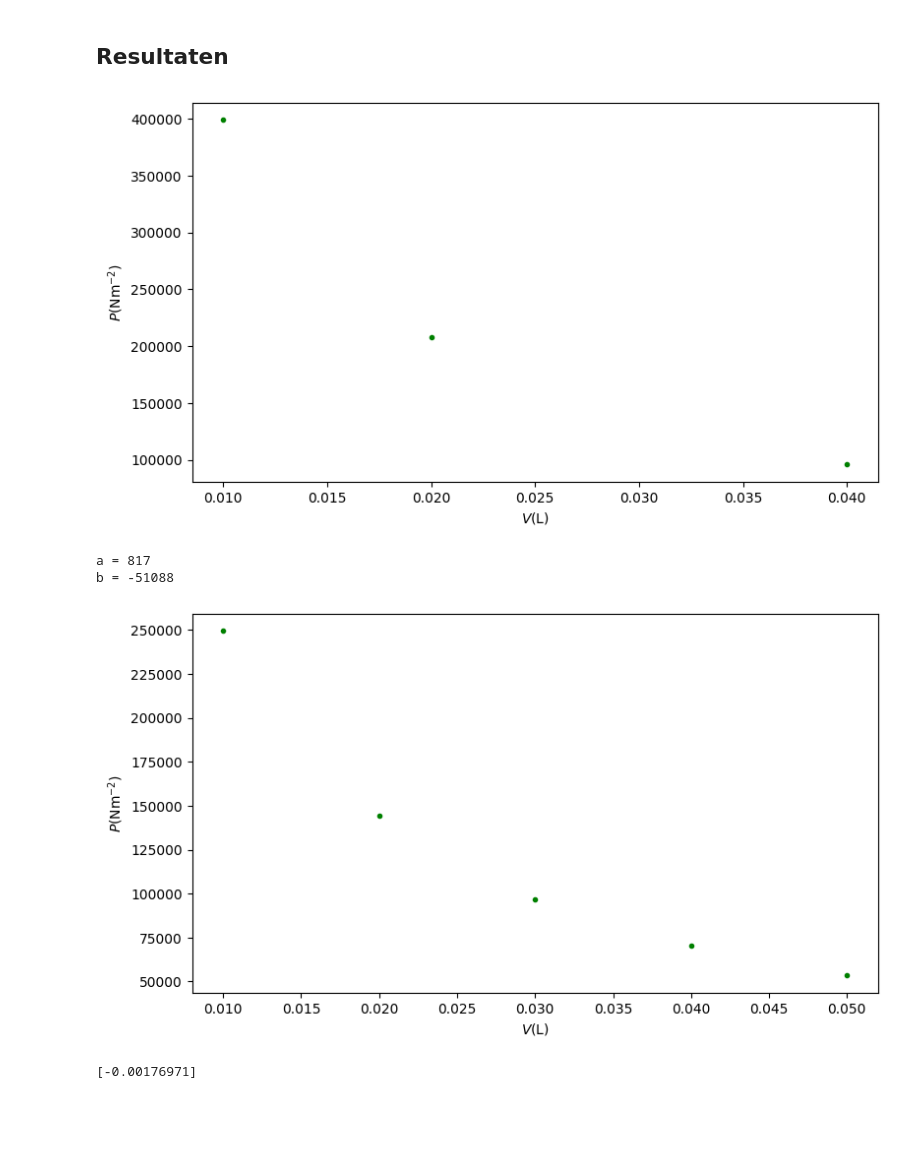
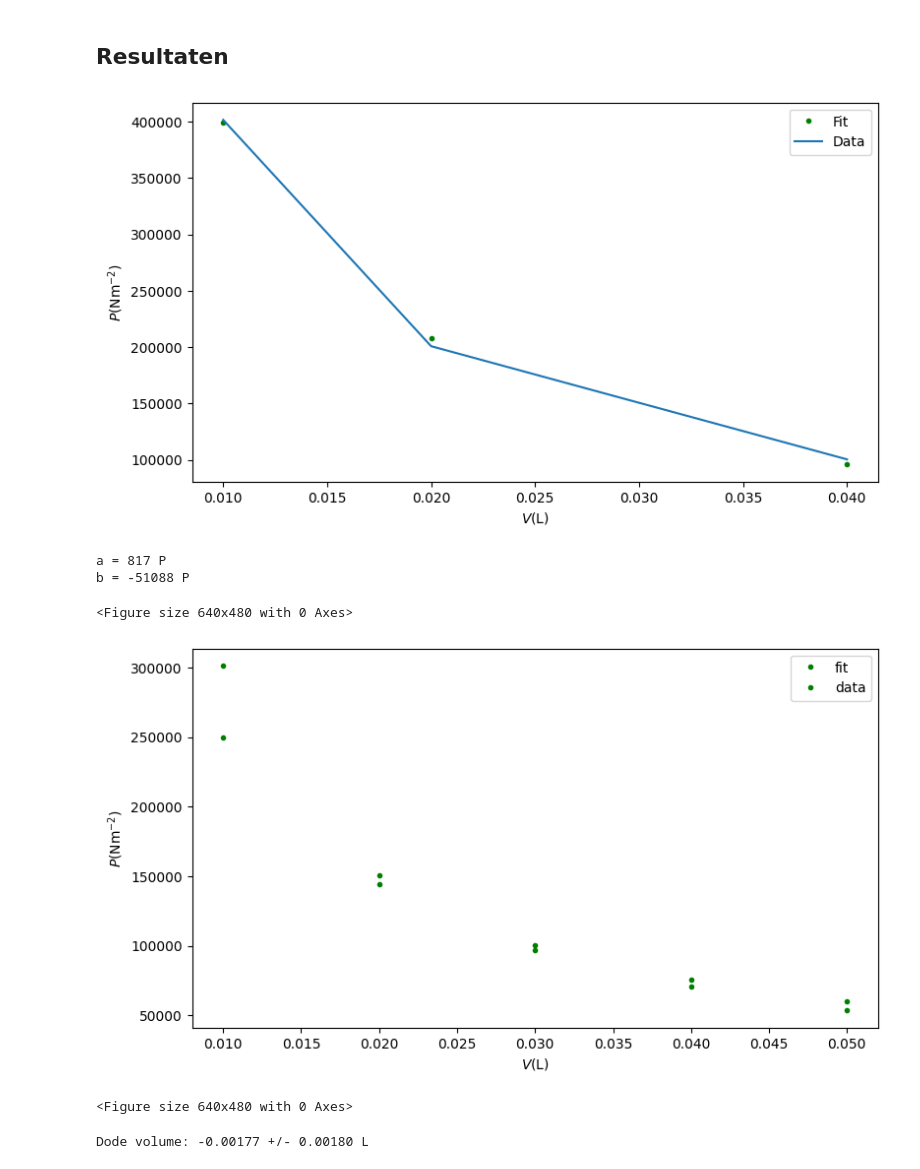
Before and after one commit to oprelo/thermo-project, a Jupyter notebook: Content/Labs/druksensorijken.ipynb, the cells around one changed output. Saved outputs shown, nothing was run; the diff lists cells and outputs as text; code cells hidden in the pictures; blank space fills up the shorter version.

Commit message:
Druksensor eiken - Conceptueel klopt

```diff
--- a/Content/Labs/druksensorijken.ipynb
+++ b/Content/Labs/druksensorijken.ipynb
@@ -80,41 +80,51 @@ P_array = (V_array[0]*p0)/V_array       # Druk (Pa)
 def P_func(x,a,b):  # Lineaire fit-functie
     return a*x + b
 
-var, cov = curve_fit(P_func,U_array,P_array)
+var, cov = curve_fit(P_func,U_array,P_array)    # Function fit
 
-P = P_func(U_array,*var)
+P = P_func(U_array,*var)                        # "Fit" plot
 
 plt.figure(figsize=(9,5))
-plt.plot(V_array,P,'g.')
+plt.plot(V_array,P,'g.', label='Fit')
+plt.plot(V_array, P_array, label='Data')
 plt.xlabel('$V \mathrm{(L)}$')
 plt.ylabel('$P \mathrm{(Nm^{-2})}$')
+plt.legend()
 plt.show()
+plt.savefig("../../Figures/druksensorijken_1.png", dpi=450)
 
-print(f'a = {var[0]:.0f}')
-print(f'b = {var[1]:.0f}')
+print(f'a = {var[0]:.0f} P')
+print(f'b = {var[1]:.0f} P')
 # %% [output]
-[figure, old version]
+[figure, new version]
-a = 817
-b = -51088
+a = 817 P
+b = -51088 P
+<Figure size 640x480 with 0 Axes>
 # %%
 U2_array = np.array([181,239,368,149,128])              #
 V2_array = np.array([0.030,0.020,0.010,0.040,0.050])    # Volume (L)
 P2 = P_func(U2_array,*var)                              # Druk
 
 plt.figure(figsize=(9,5))
-plt.plot(V2_array,P2,'g.')
+plt.plot(V2_array,P2,'g.', label='fit')
+plt.plot(V2_array,(V2_array[0]*p0)/(V2_array),'g.', label='data')
+
 plt.xlabel('$V \mathrm{(L)}$')
 plt.ylabel('$P \mathrm{(Nm^{-2})}$')
+plt.legend()
 plt.show()
+plt.savefig("../../Figures/druksensorijken_1.png", dpi=450)
 # %% [output]
-[figure, old version]
+[figure, new version]
+<Figure size 640x480 with 0 Axes>
 # %%
 def V_error(x,a):
     return (x+a)/(V2_array[0]+a)
 
 V_buis, cov_V_buis = curve_fit(V_error,V2_array,P2[0]/P2)
-print(V_buis)
+
+print(f'Dode volume: {V_buis[0]:.5f} +/- {np.sqrt(cov_V_buis[0][0]):.5f} L')
 # %% [output]
-[-0.00176971]
+Dode volume: -0.00177 +/- 0.00180 L
 # %% [markdown]
 We hebben zo een klein mogenlijk buisje nodig, omdat het buisje ook volume heeft, hoe kleiner het buisje, hoe lager het extra volume van het buisje en aangezien het volume van het buisje niet wordt meegenomen in de berekeningen betekent een kleiner buisje een kleinere systematische fout.
```
Also changed, not shown: parts of 1 cell of this notebook, 2 other files.
